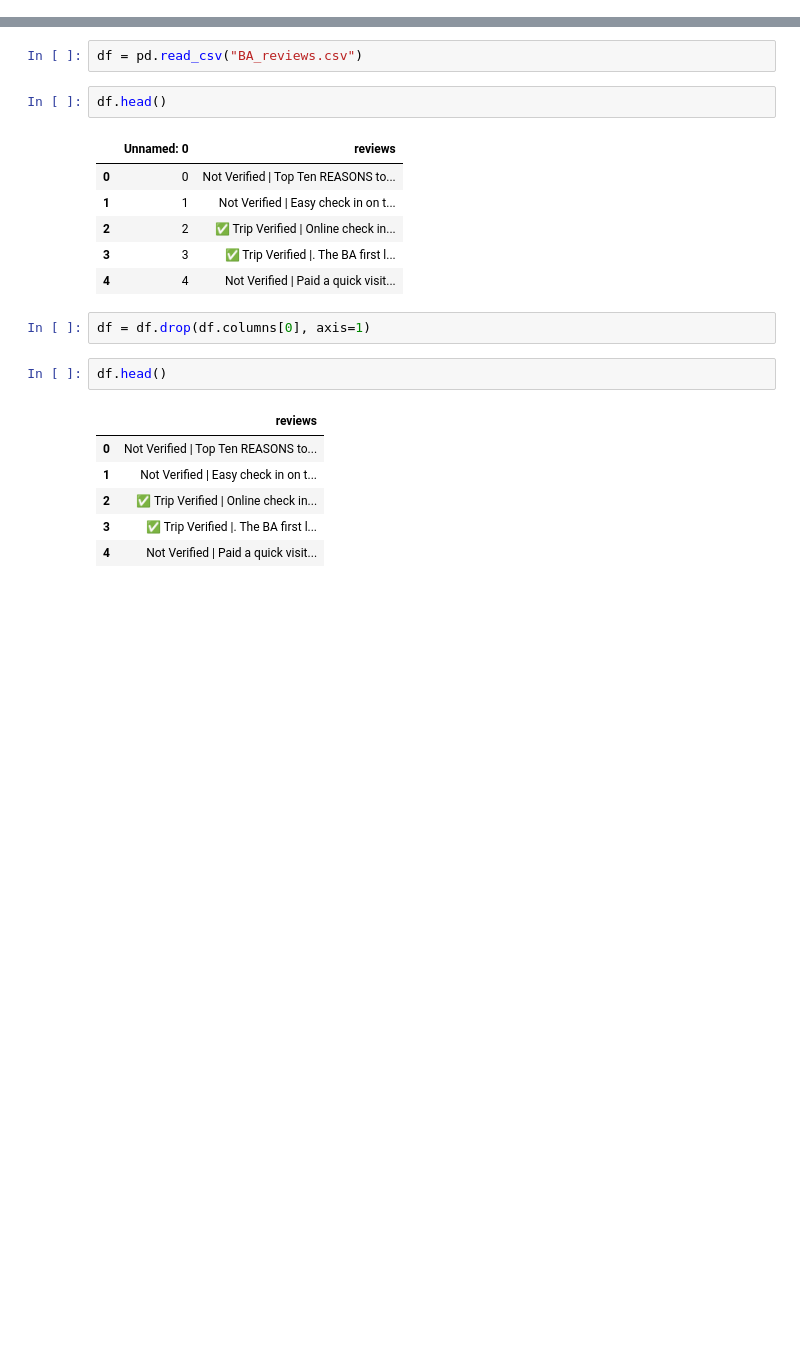
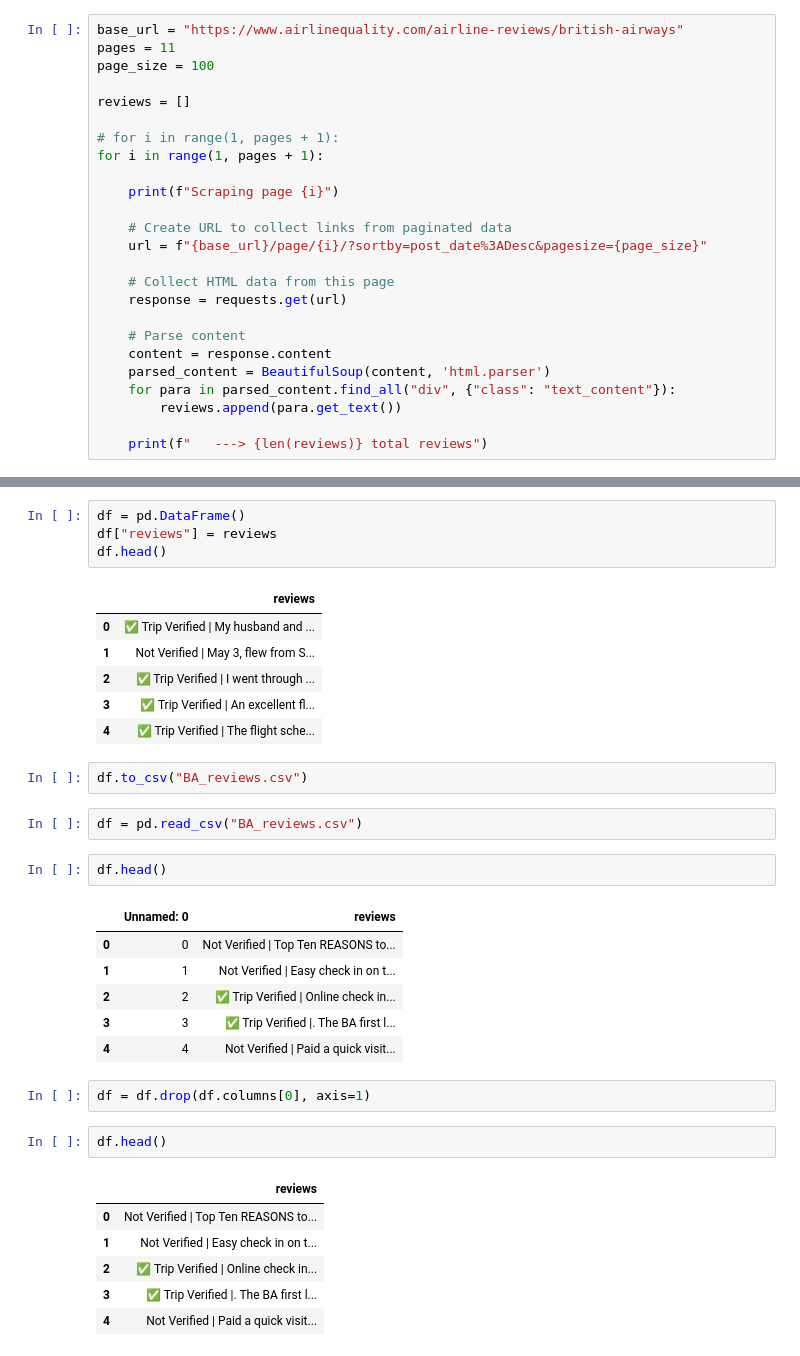
Before and after one commit to alok1409/British-Airways-Virtual-Internship-, a Jupyter notebook: British_Airways_Task_1.ipynb, the cells around one changed output, grey strips where cells are left out. Drawn from its saved outputs; the diff is of its cells as text; blank space fills up the shorter version.

```diff
--- a/British_Airways_Task_1.ipynb
+++ b/British_Airways_Task_1.ipynb
@@ -4 +18,26 @@
 import pandas as pd
+# %%
+base_url = "https://www.airlinequality.com/airline-reviews/british-airways"
+pages = 11
+page_size = 100
+
+reviews = []
+
+# for i in range(1, pages + 1):
+for i in range(1, pages + 1):
+
+    print(f"Scraping page {i}")
+
+    # Create URL to collect links from paginated data
+    url = f"{base_url}/page/{i}/?sortby=post_date%3ADesc&pagesize={page_size}"
+
+    # Collect HTML data from this page
+    response = requests.get(url)
+
+    # Parse content
+    content = response.content
+    parsed_content = BeautifulSoup(content, 'html.parser')
+    for para in parsed_content.find_all("div", {"class": "text_content"}):
+        reviews.append(para.get_text())
+
+    print(f"   ---> {len(reviews)} total reviews")
@@ -5,3 +62,16 @@ import pandas as pd
+# %%
+df = pd.DataFrame()
+df["reviews"] = reviews
+df.head()
+# %% [output]
+|  | reviews |
+| 0 | ✅ Trip Verified | My husband and ... |
+| 1 | Not Verified | May 3, flew from S... |
+| 2 | ✅ Trip Verified | I went through ... |
+| 3 | ✅ Trip Verified | An excellent fl... |
+| 4 | ✅ Trip Verified | The flight sche... |
+# %%
+df.to_csv("BA_reviews.csv")
 # %%
 df = pd.read_csv("BA_reviews.csv")
 # %%
```
Also changed, not shown: parts of 3 cells of this notebook.
